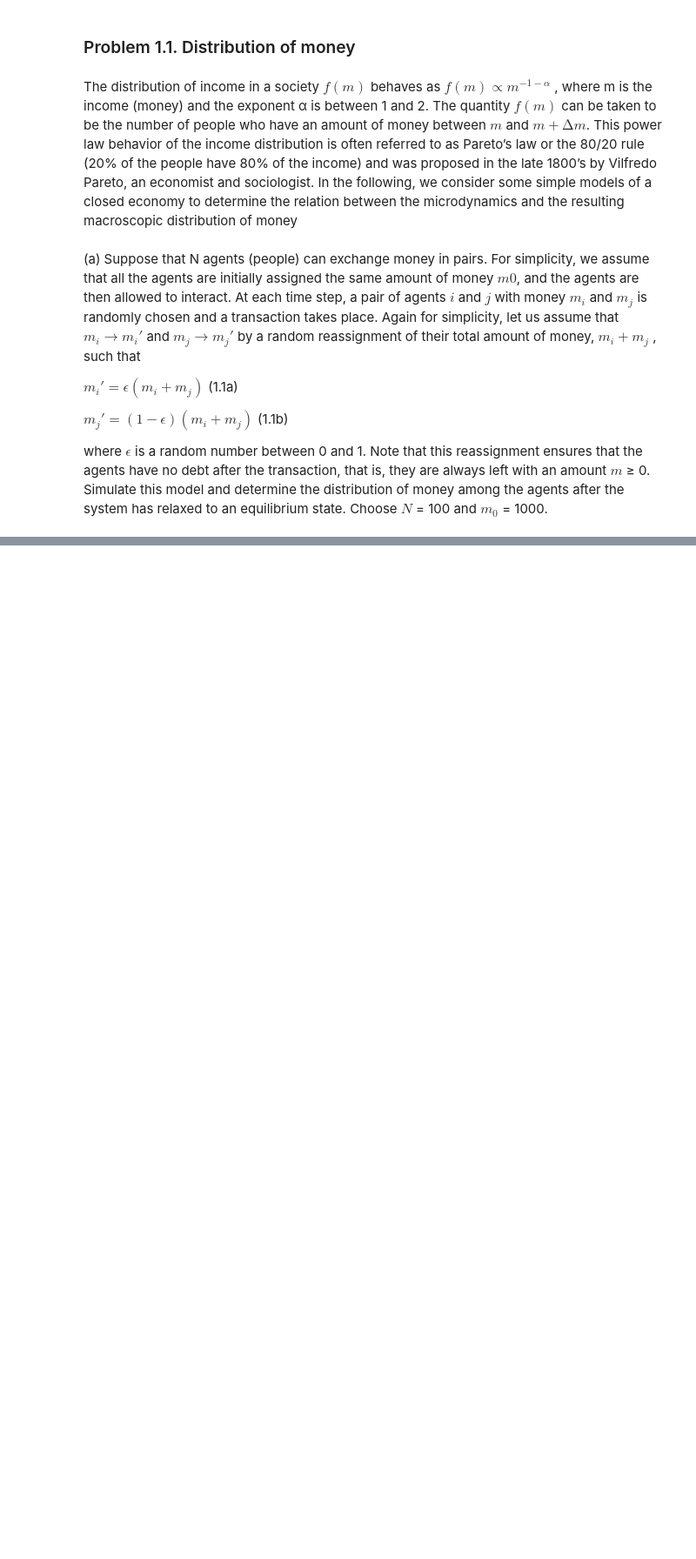
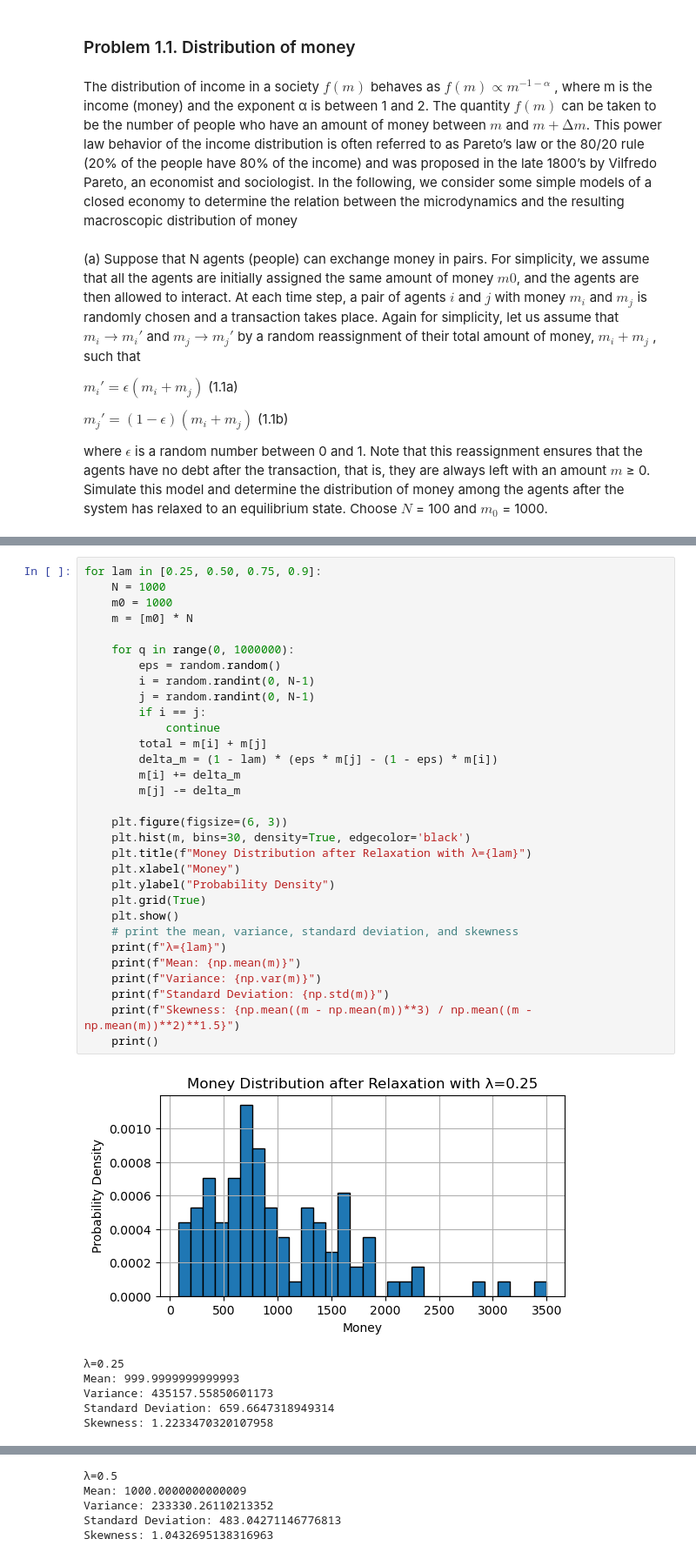
Before and after one commit to cake-dev/SimClass, a Jupyter notebook: sim_ch1.ipynb, the cells around one changed output, grey strips where cells are left out. Shown at 87% size. Saved outputs shown, nothing was run; the diff lists cells and outputs as text; blank space fills up the shorter version.

```diff
--- a/sim_ch1.ipynb
+++ b/sim_ch1.ipynb
@@ -56,0 +71,38 @@ plt.show()
+# %%
+for lam in [0.25, 0.50, 0.75, 0.9]:
+    N = 1000
+    m0 = 1000
+    m = [m0] * N
+
+    for q in range(0, 1000000):
+        eps = random.random()
+        i = random.randint(0, N-1)
+        j = random.randint(0, N-1)
+        if i == j:
+            continue
+        total = m[i] + m[j]
+        delta_m = (1 - lam) * (eps * m[j] - (1 - eps) * m[i])
+        m[i] += delta_m
+        m[j] -= delta_m
+
+    plt.figure(figsize=(6, 3))
+    plt.hist(m, bins=30, density=True, edgecolor='black')
+    plt.title(f"Money Distribution after Relaxation with λ={lam}")
+    plt.xlabel("Money")
+    plt.ylabel("Probability Density")
+    plt.grid(True)
+    plt.show()
+    # print the mean, variance, standard deviation, and skewness
+    print(f"λ={lam}")
+    print(f"Mean: {np.mean(m)}")
+    print(f"Variance: {np.var(m)}")
+    print(f"Standard Deviation: {np.std(m)}")
+    print(f"Skewness: {np.mean((m - np.mean(m))**3) / np.mean((m - np.mean(m))**2)**1.5}")
+    print()
+# %% [output]
+[figure, added]
+λ=0.25
+Mean: 999.9999999999993
+Variance: 435157.55850601173
+Standard Deviation: 659.6647318949314
+Skewness: 1.2233470320107958
@@ -56,0 +110,5 @@ plt.show()
+λ=0.5
+Mean: 1000.0000000000009
+Variance: 233330.26110213352
+Standard Deviation: 483.04271146776813
+Skewness: 1.0432695138316963
```
Also changed, not shown: parts of 4 cells of this notebook, 1 other file.
